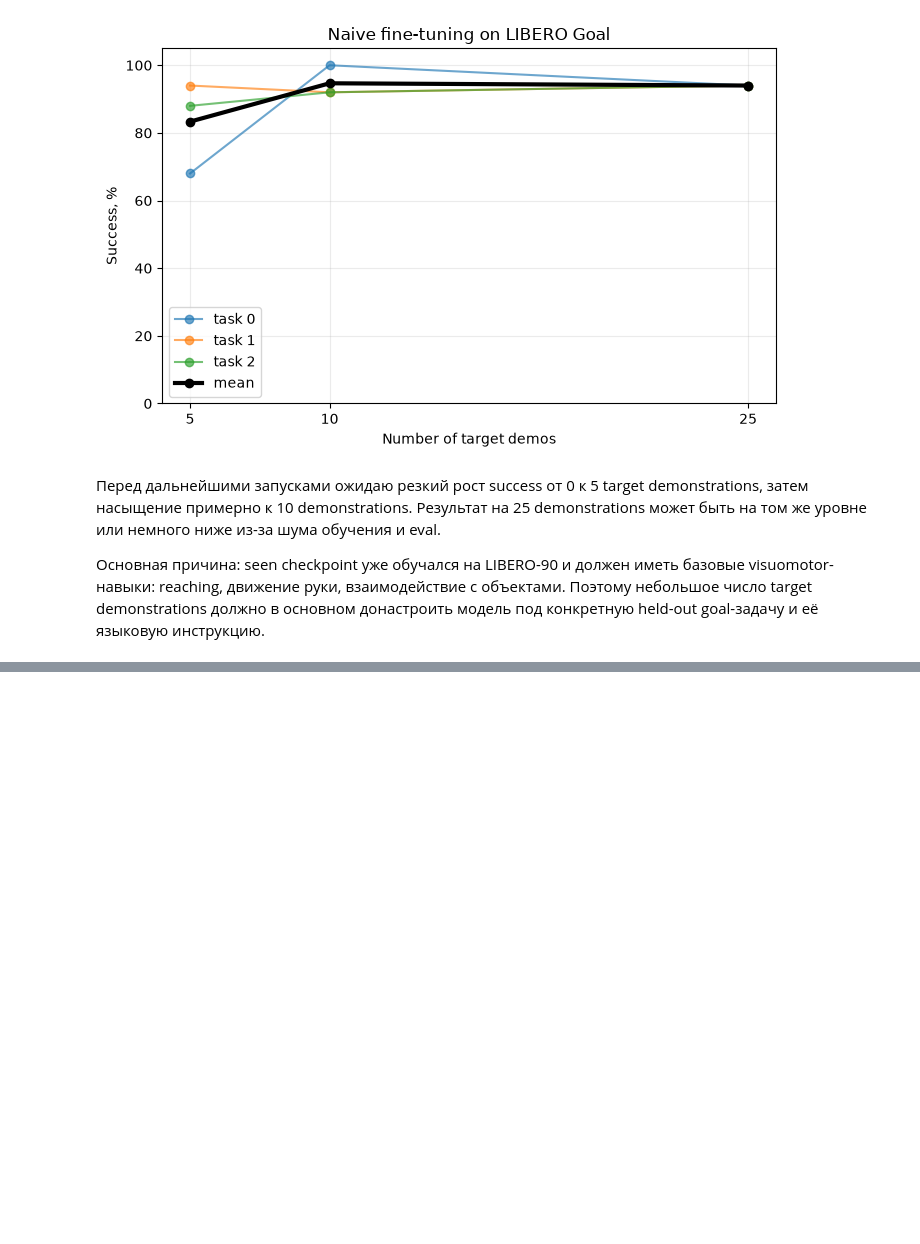
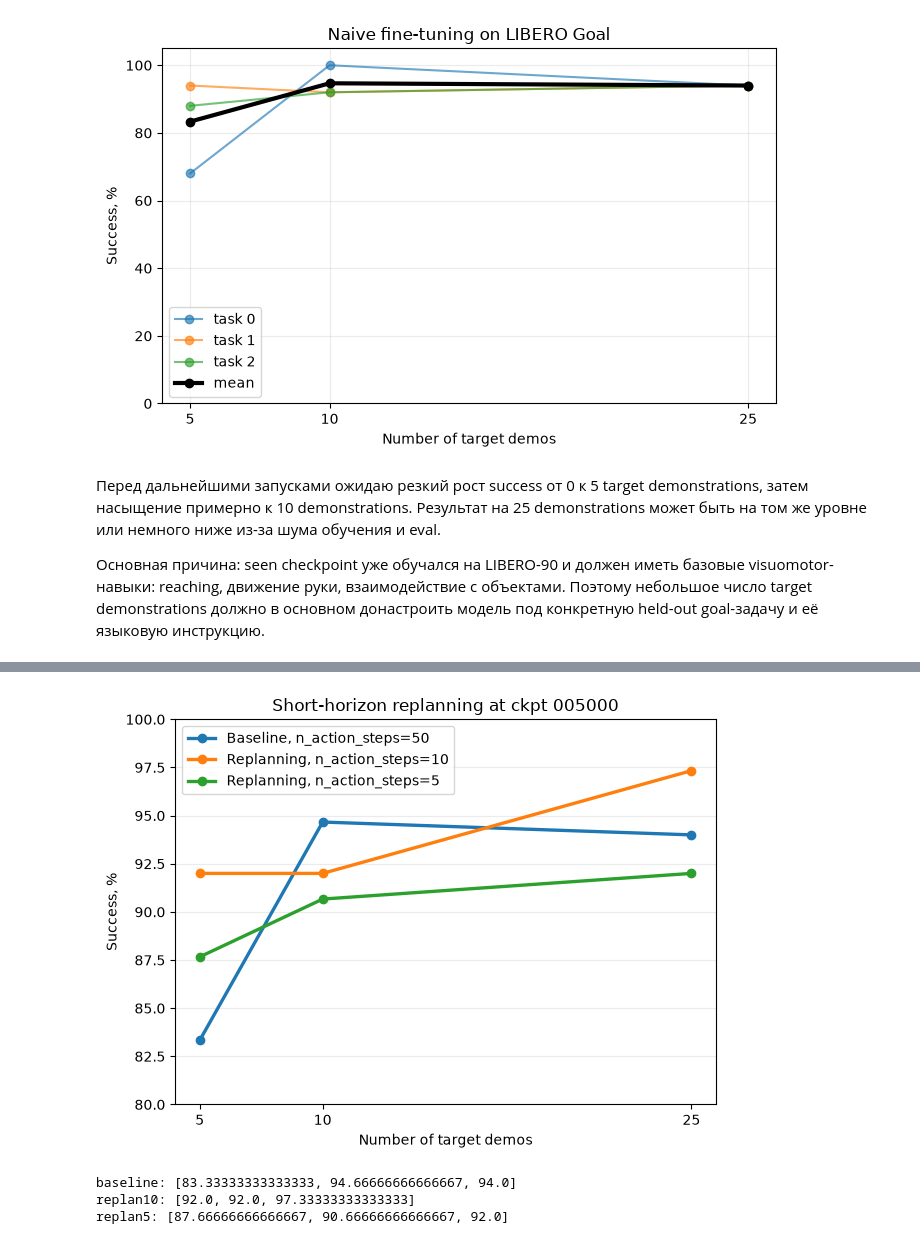
Before and after one commit to ne24kit/TrainerVLA, a Jupyter notebook: notebooks/01_understand_model_smolvla.ipynb, the cells around one changed output, grey strips where cells are left out. Cells and saved outputs as stored; diff of their text form; code cells hidden in the pictures; blank space fills up the shorter version.

```diff
--- a/notebooks/01_understand_model_smolvla.ipynb
+++ b/notebooks/01_understand_model_smolvla.ipynb
@@ -237,0 +422,60 @@ plt.show()
+# %%
+import json
+from pathlib import Path
+import matplotlib.pyplot as plt
+
+ROOT = Path("..").resolve()
+demos = [5, 10, 25]
+tasks = [0, 1, 2]
+seeds = ["1000", "2000"]
+
+def read_success(path):
+    return json.loads(path.read_text())["overall"]["pc_success"]
+
+baseline = []
+replan10 = []
+replan5 = []
+
+for d in demos:
+    vals = []
+    for t in tasks:
+        p = ROOT / f"logs/smolvla_libero90_pretrained_finetune_t{t}_d{d}/005000_libero_goal_{t}/eval_info.json"
+        vals.append(read_success(p))
+    baseline.append(sum(vals) / len(vals))
+
+    vals = []
+    for t in tasks:
+        for seed in seeds:
+            p = ROOT / f"logs/smolvla_libero90_pretrained_finetune_t{t}_d{d}/005000_libero_goal_{t}_act_steps_10_s_{seed}/eval_info.json"
+            vals.append(read_success(p))
+    replan10.append(sum(vals) / len(vals))
+
+    vals = []
+    for t in tasks:
+        for seed in seeds:
+            p = ROOT / f"logs/smolvla_libero90_pretrained_finetune_t{t}_d{d}/005000_libero_goal_{t}_act_steps_5_s_{seed}/eval_info.json"
+            vals.append(read_success(p))
+    replan5.append(sum(vals) / len(vals))
+
+plt.plot(demos, baseline, marker="o", linewidth=2.4, label="Baseline, n_action_steps=50")
+plt.plot(demos, replan10, marker="o", linewidth=2.4, label="Replanning, n_action_steps=10")
+plt.plot(demos, replan5, marker="o", linewidth=2.4, label="Replanning, n_action_steps=5")
+
+plt.title("Short-horizon replanning at ckpt 005000")
+plt.xlabel("Number of target demos")
+plt.ylabel("Success, %")
+plt.xticks(demos)
+plt.ylim(80, 100)
+plt.grid(True, axis="y", alpha=0.25)
+plt.legend()
+plt.tight_layout()
+plt.show()
+
+print("baseline:", baseline)
+print("replan10:", replan10)
+print("replan5:", replan5)
+# %% [output]
+[figure, added]
+baseline: [83.33333333333333, 94.66666666666667, 94.0]
+replan10: [92.0, 92.0, 97.33333333333333]
+replan5: [87.66666666666667, 90.66666666666667, 92.0]
```
Also changed, not shown: parts of 20 cells of this notebook.
